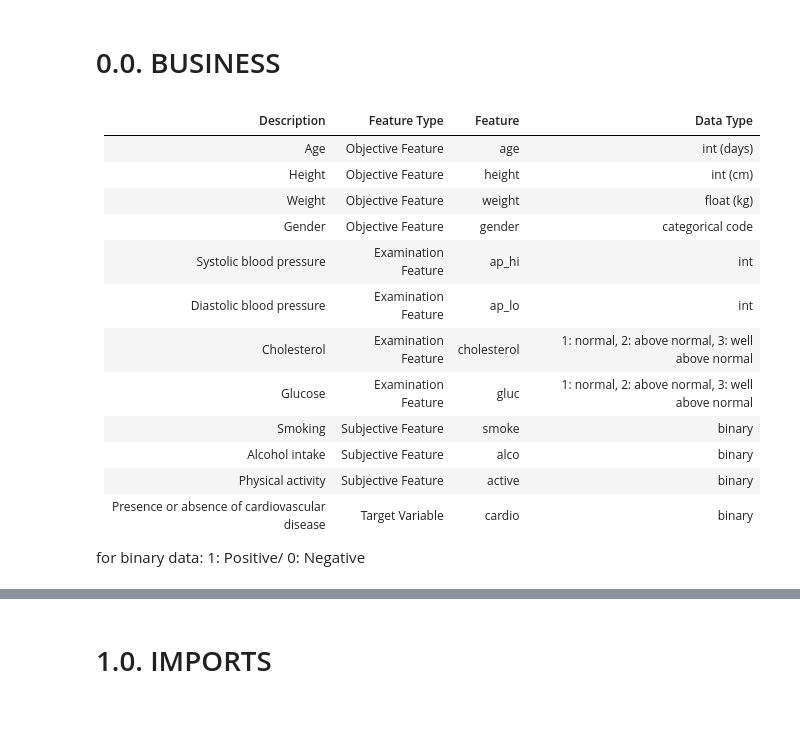
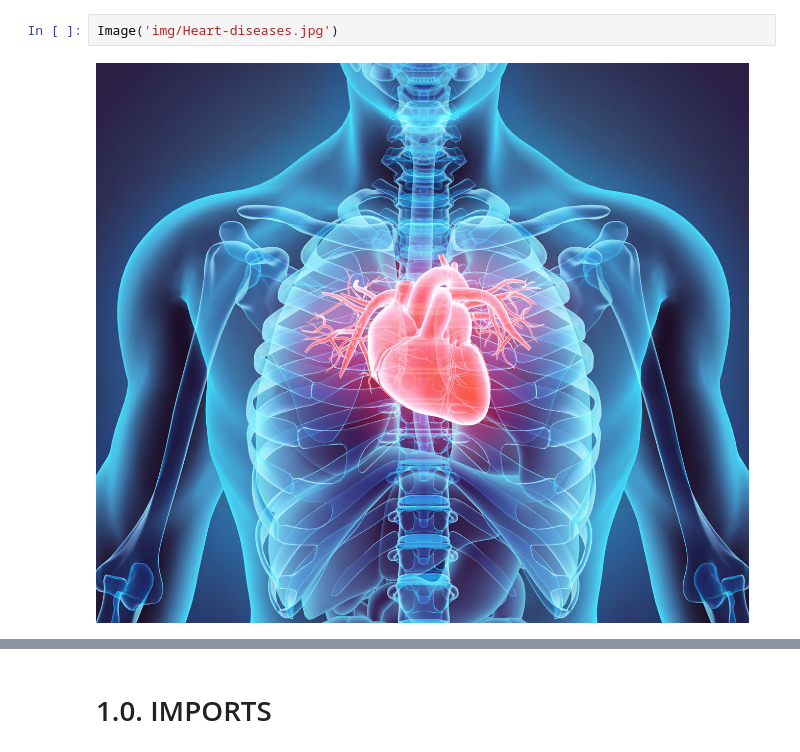
Before and after one commit to tadeucbm/cardio_catch_diseases, a Jupyter notebook: cardio_catch_diseases.ipynb, the cells around one changed output, grey strips where cells are left out. Saved outputs shown, nothing was run; the diff lists cells and outputs as text; blank space fills up the shorter version.

```diff
--- a/cardio_catch_diseases.ipynb
+++ b/cardio_catch_diseases.ipynb
@@ -1,20 +1,4 @@
-# %% [markdown]
-# 0.0. BUSINESS
-# %% [markdown]
-|Description | Feature Type | Feature | Data Type |
-|---|---|---|---|
-|Age | Objective Feature | age | int (days)|
-|Height | Objective Feature | height | int (cm) |
-|Weight | Objective Feature | weight | float (kg) |
-|Gender | Objective Feature | gender | categorical code |
-|Systolic blood pressure | Examination Feature | ap_hi | int |
-|Diastolic blood pressure | Examination Feature | ap_lo | int |
-|Cholesterol | Examination Feature | cholesterol | 1: normal, 2: above normal, 3: well above normal |
-|Glucose | Examination Feature | gluc | 1: normal, 2: above normal, 3: well above normal |
-|Smoking | Subjective Feature | smoke | binary |
-|Alcohol intake | Subjective Feature | alco | binary |
-|Physical activity | Subjective Feature | active | binary |
-|Presence or absence of cardiovascular disease | Target Variable | cardio | binary |
-
-for binary data:
-1: Positive/ 0: Negative
+# %%
+Image('img/Heart-diseases.jpg')
+# %% [output]
+[figure, added]
```
Also changed, not shown: parts of 54 cells of this notebook.
